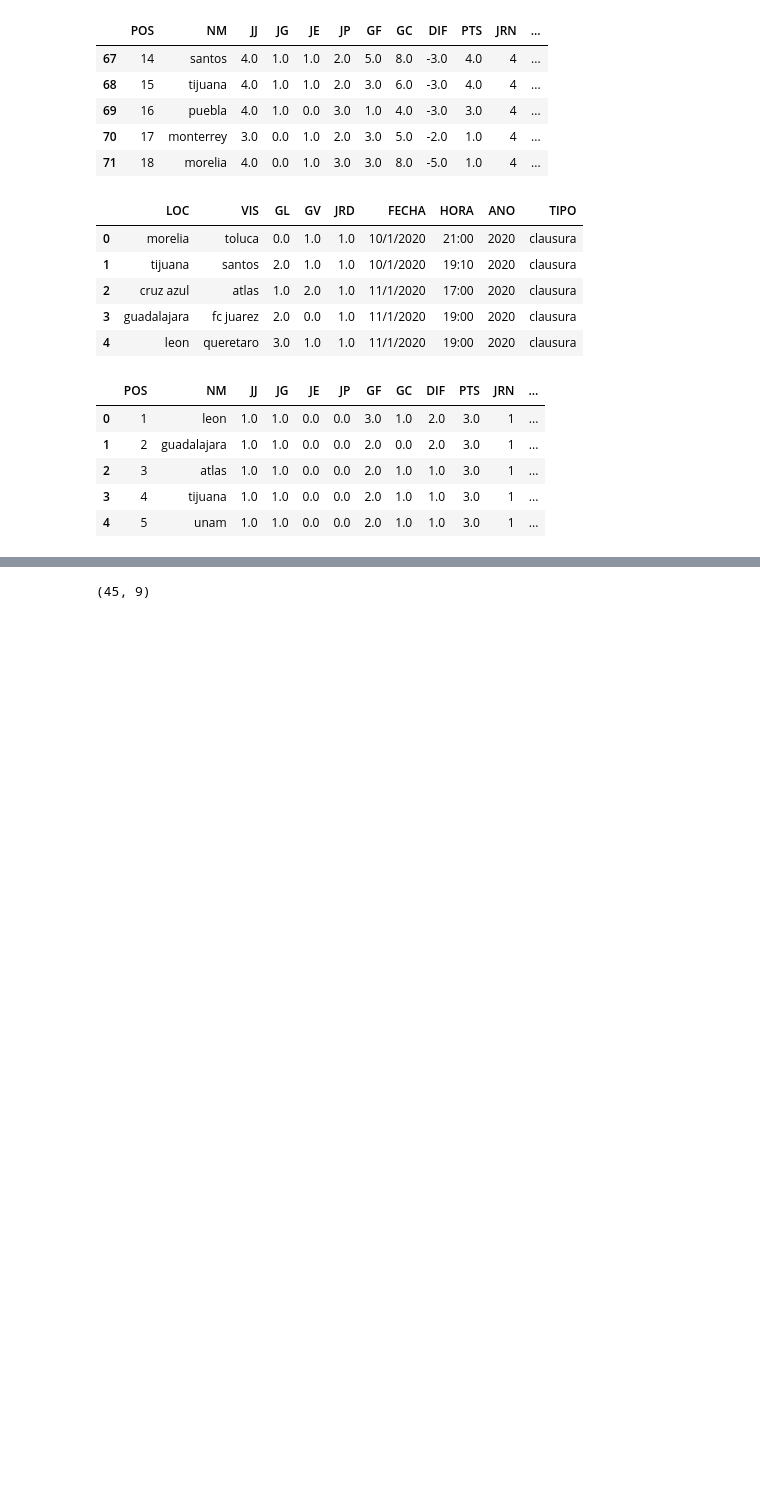
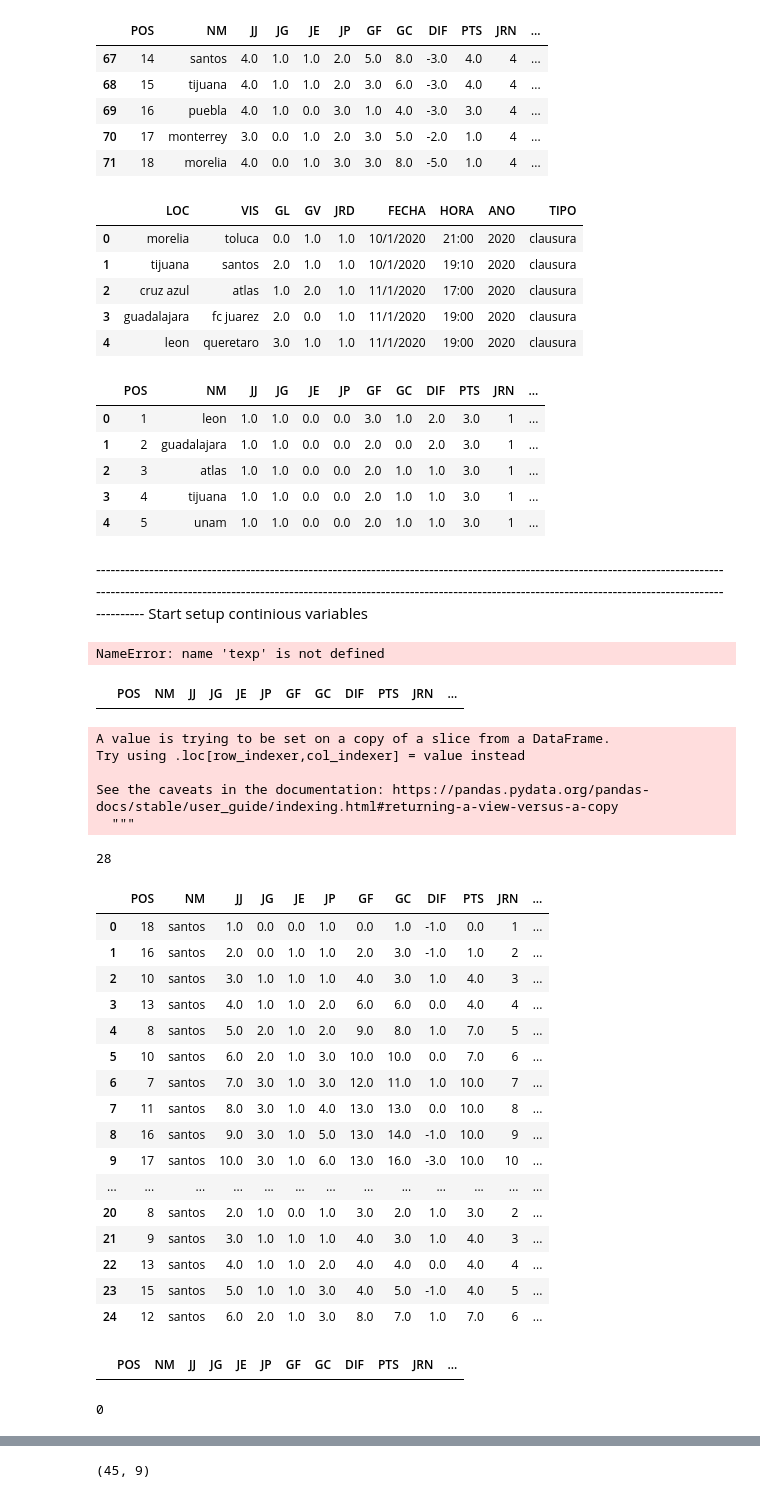
Before and after one commit to Roberto09/Match-Predictor, a Jupyter notebook: GetNewSeason.ipynb, the cells around one changed output, grey strips where cells are left out. Cells and saved outputs as stored; diff of their text form; code cells hidden in the pictures; blank space fills up the shorter version.

```diff
--- a/GetNewSeason.ipynb
+++ b/GetNewSeason.ipynb
@@ -293,0 +294,6 @@ del texp['PTS']
+# %% [markdown]
+------------------------------------------------------------------------------------------------------------------------------------------------------------------------------------------------------------------------------------------------------------------------------ Start setup continious variables
+# %%
+len(texp)
+# %% [output]
+NameError: name 'texp' is not defined
@@ -293,0 +302,22 @@ del texp['PTS']
+# %%
+new_texp
+# %% [output]
+|  | POS | NM | JJ | JG | JE | JP | GF | GC | DIF | PTS | JRN | ... |
+# %%
+import numpy as nm
+teams = []
+for team in texp.NM.unique():
+    team_df = texp[texp.NM == team]
+    team_df['sort_val'] = team_df.ANO + team_df.JRN/1000 + (team_df.TIPO == 'apertura')/10
+    team_df = team_df.sort_values('sort_val').drop('sort_val', 1)
+    teams.append(team_df)
+# %% [output]
+A value is trying to be set on a copy of a slice from a DataFrame.
+Try using .loc[row_indexer,col_indexer] = value instead
+
+See the caveats in the documentation: https://pandas.pydata.org/pandas-docs/stable/user_guide/indexing.html#returning-a-view-versus-a-copy
+  """
+# %%
+len(teams)
+# %% [output]
+28
@@ -293,0 +345,20 @@ del texp['PTS']
+# %%
+teams[0].head(25)
+# %% [output]
+|  | POS | NM | JJ | JG | JE | JP | GF | GC | DIF | PTS | JRN | ... |
+| 0 | 18 | santos | 1.0 | 0.0 | 0.0 | 1.0 | 0.0 | 1.0 | -1.0 | 0.0 | 1 | ... |
+| 1 | 16 | santos | 2.0 | 0.0 | 1.0 | 1.0 | 2.0 | 3.0 | -1.0 | 1.0 | 2 | ... |
+| 2 | 10 | santos | 3.0 | 1.0 | 1.0 | 1.0 | 4.0 | 3.0 | 1.0 | 4.0 | 3 | ... |
+| 3 | 13 | santos | 4.0 | 1.0 | 1.0 | 2.0 | 6.0 | 6.0 | 0.0 | 4.0 | 4 | ... |
+| 4 | 8 | santos | 5.0 | 2.0 | 1.0 | 2.0 | 9.0 | 8.0 | 1.0 | 7.0 | 5 | ... |
+| 5 | 10 | santos | 6.0 | 2.0 | 1.0 | 3.0 | 10.0 | 10.0 | 0.0 | 7.0 | 6 | ... |
+| 6 | 7 | santos | 7.0 | 3.0 | 1.0 | 3.0 | 12.0 | 11.0 | 1.0 | 10.0 | 7 | ... |
+| 7 | 11 | santos | 8.0 | 3.0 | 1.0 | 4.0 | 13.0 | 13.0 | 0.0 | 10.0 | 8 | ... |
+| 8 | 16 | santos | 9.0 | 3.0 | 1.0 | 5.0 | 13.0 | 14.0 | -1.0 | 10.0 | 9 | ... |
+| 9 | 17 | santos | 10.0 | 3.0 | 1.0 | 6.0 | 13.0 | 16.0 | -3.0 | 10.0 | 10 | ... |
+| ... | ... | ... | ... | ... | ... | ... | ... | ... | ... | ... | ... | ... |
+| 20 | 8 | santos | 2.0 | 1.0 | 0.0 | 1.0 | 3.0 | 2.0 | 1.0 | 3.0 | 2 | ... |
+| 21 | 9 | santos | 3.0 | 1.0 | 1.0 | 1.0 | 4.0 | 3.0 | 1.0 | 4.0 | 3 | ... |
+| 22 | 13 | santos | 4.0 | 1.0 | 1.0 | 2.0 | 4.0 | 4.0 | 0.0 | 4.0 | 4 | ... |
+| 23 | 15 | santos | 5.0 | 1.0 | 1.0 | 3.0 | 4.0 | 5.0 | -1.0 | 4.0 | 5 | ... |
+| 24 | 12 | santos | 6.0 | 2.0 | 1.0 | 3.0 | 8.0 | 7.0 | 1.0 | 7.0 | 6 | ... |
@@ -293,0 +367,4 @@ del texp['PTS']
+# %%
+new_texp
+# %% [output]
+|  | POS | NM | JJ | JG | JE | JP | GF | GC | DIF | PTS | JRN | ... |
@@ -293,0 +374,4 @@ del texp['PTS']
+# %%
+len(new_texp) - len(texp)
+# %% [output]
+0
```
Also changed, not shown: parts of 25 cells of this notebook, 8 other files.
